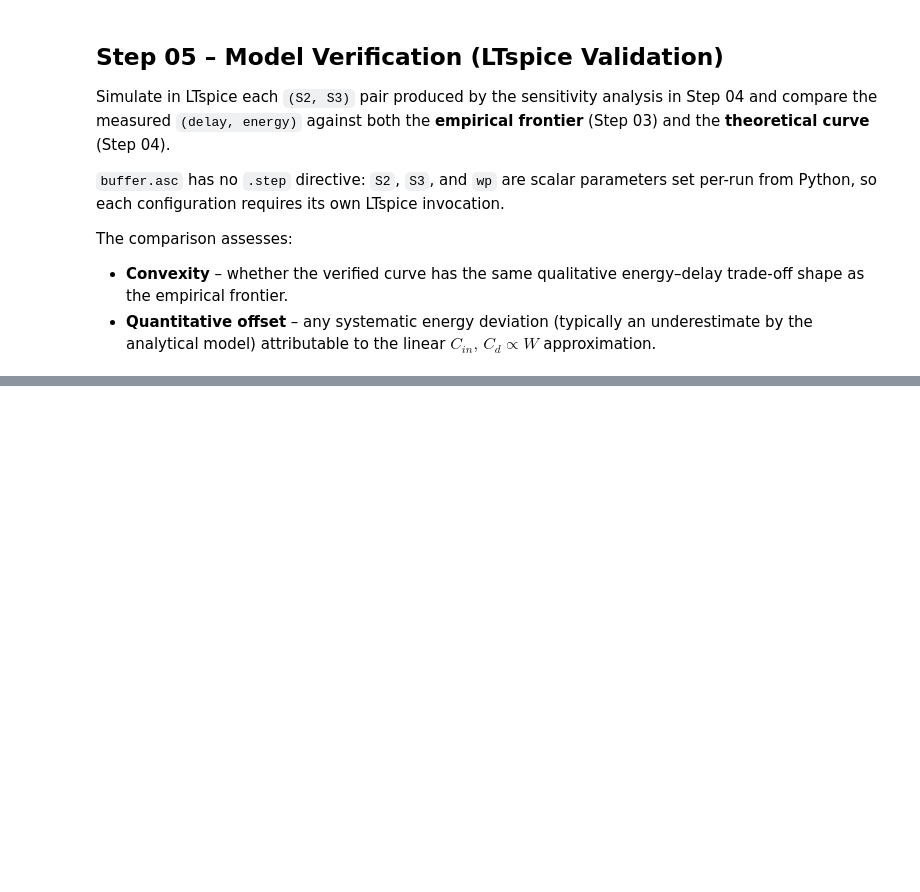
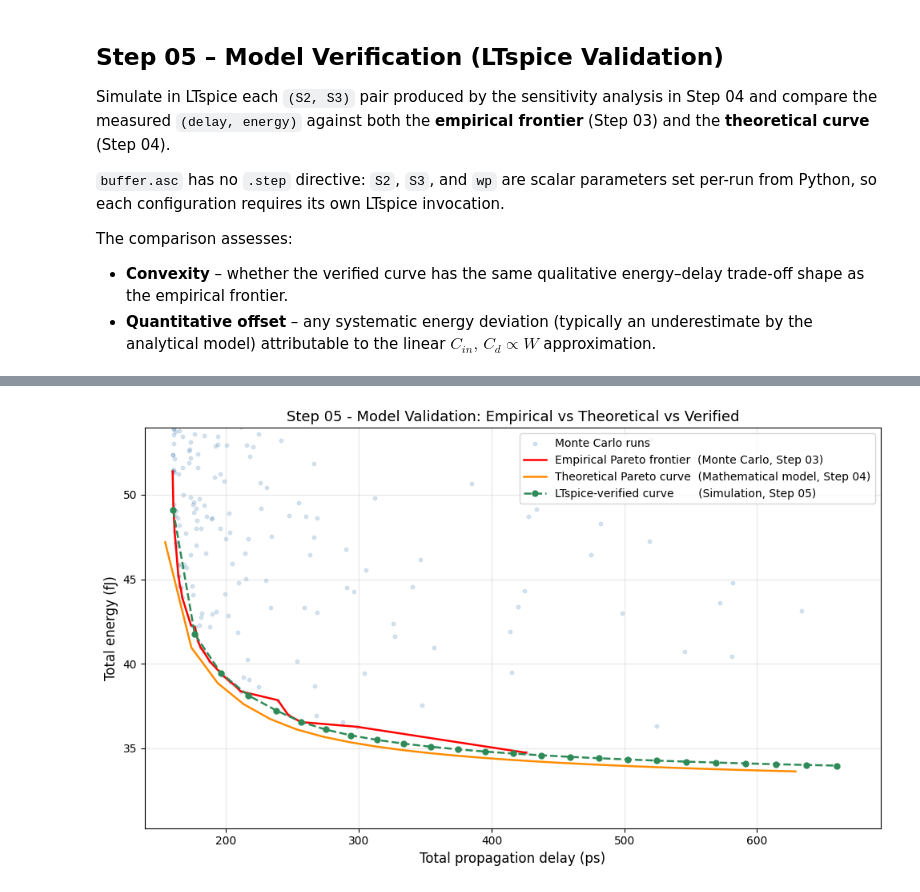
Before and after one commit to XBlayz/Low_power-projects, a Jupyter notebook: notebooks/project-01.ipynb, the cells around one changed output, grey strips where cells are left out. Cells and saved outputs as stored; diff of their text form; code cells hidden in the pictures; blank space fills up the shorter version.

Commit message:
fix(project-01): Step 05 reviewed
Improved simulation and added plots and metrics.

The step is correct.

```diff
--- a/notebooks/project-01.ipynb
+++ b/notebooks/project-01.ipynb
@@ -1072,28 +1097,55 @@ df_pareto_verified[["S2", "S3", "delay_s", "energy_total_J"]]
 # %%
 # --- STEP 05.2: COMPARE EMPIRICAL, THEORETICAL, AND VERIFIED CURVES ---
 
 fig, ax = plt.subplots(figsize=(10, 6))
-ax.scatter(df_mc["delay_s"] * 1e12, df_mc["energy_total_J"] * 1e15,
+ax.scatter(df_mc["delay"] * 1e12, df_mc["energy_tot"] * 1e15,
            s=10, alpha=0.2, color="steelblue", label="Monte Carlo runs")
-ax.plot(df_pareto_empirical["delay_s"] * 1e12,
-        df_pareto_empirical["energy_total_J"] * 1e15,
-        "-",  color="tomato",     linewidth=1.8,
-        label="Empirical Pareto frontier  (Step 03)")
-ax.plot(df_pareto_theoretical["delay_s"] * 1e12,
-        df_pareto_theoretical["energy_J"] * 1e15,
-        "--", color="darkorange", linewidth=1.8,
-        label="Theoretical Pareto curve  (Step 04)")
-ax.plot(df_pareto_verified["delay_s"] * 1e12,
-        df_pareto_verified["energy_total_J"] * 1e15,
-        "o-", color="seagreen",   markersize=5, linewidth=1.8,
-        label="LTspice-verified curve  (Step 05)")
+ax.plot(df_pareto_empirical["delay"] * 1e12,
+        df_pareto_empirical["energy_tot"] * 1e15,
+        "-",  color="red",     linewidth=1.8,
+        label="Empirical Pareto frontier  (Monte Carlo, Step 03)")
+ax.plot(df_pareto_theoretical["delay"] * 1e12,
+        df_pareto_theoretical["energy_tot"] * 1e15,
+        "-", color="darkorange", linewidth=1.8,
+        label="Theoretical Pareto curve  (Mathematical model, Step 04)")
+ax.plot(df_pareto_verified["delay"] * 1e12,
+        df_pareto_verified["energy_tot"] * 1e15,
+        "o--", color="seagreen",   markersize=5, linewidth=1.8,
+        label="LTspice-verified curve       (Simulation, Step 05)")
+
+ax.set_xlim(
+    min(
+        min(df_pareto_empirical["delay"]),
+        min(df_pareto_theoretical["delay"]),
+        min(df_pareto_verified["delay"])
+    )*0.9 * 1e12,
+    max(
+        max(df_pareto_empirical["delay"]),
+        max(df_pareto_theoretical["delay"]),
+        max(df_pareto_verified["delay"])
+    )*1.05 * 1e12
+)
+ax.set_ylim(
+    min(
+        min(df_pareto_empirical["energy_tot"]),
+        min(df_pareto_theoretical["energy_tot"]),
+        min(df_pareto_verified["energy_tot"])
+    )*0.9 * 1e15,
+    max(
+        max(df_pareto_empirical["energy_tot"]),
+        max(df_pareto_theoretical["energy_tot"]),
+        max(df_pareto_verified["energy_tot"])
+    )*1.05 * 1e15
+)
 
 ax.set_xlabel("Total propagation delay (ps)", fontsize=12)
 ax.set_ylabel("Total energy (fJ)", fontsize=12)
-ax.set_title("Step 05 – Model Validation: Empirical vs Theoretical vs Verified",
+ax.set_title("Step 05 - Model Validation: Empirical vs Theoretical vs Verified",
              fontsize=13)
 ax.legend(fontsize=10)
 ax.grid(True, alpha=0.3)
 plt.tight_layout()
 plt.savefig(OUTPUT_FIG_FOLDER / "step05_pareto_validation.png", dpi=300)
 plt.show()
+# %% [output]
+[figure, added]
```
Also changed, not shown: parts of 6 cells of this notebook, 1 other file.
